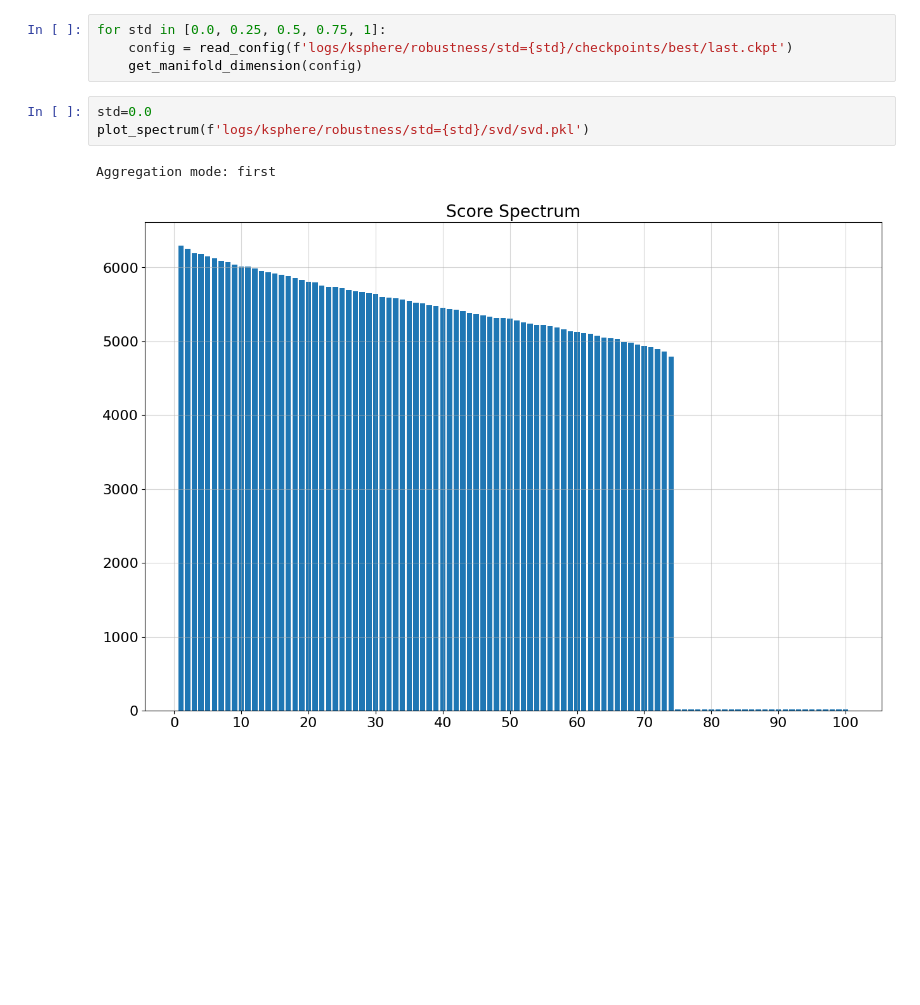
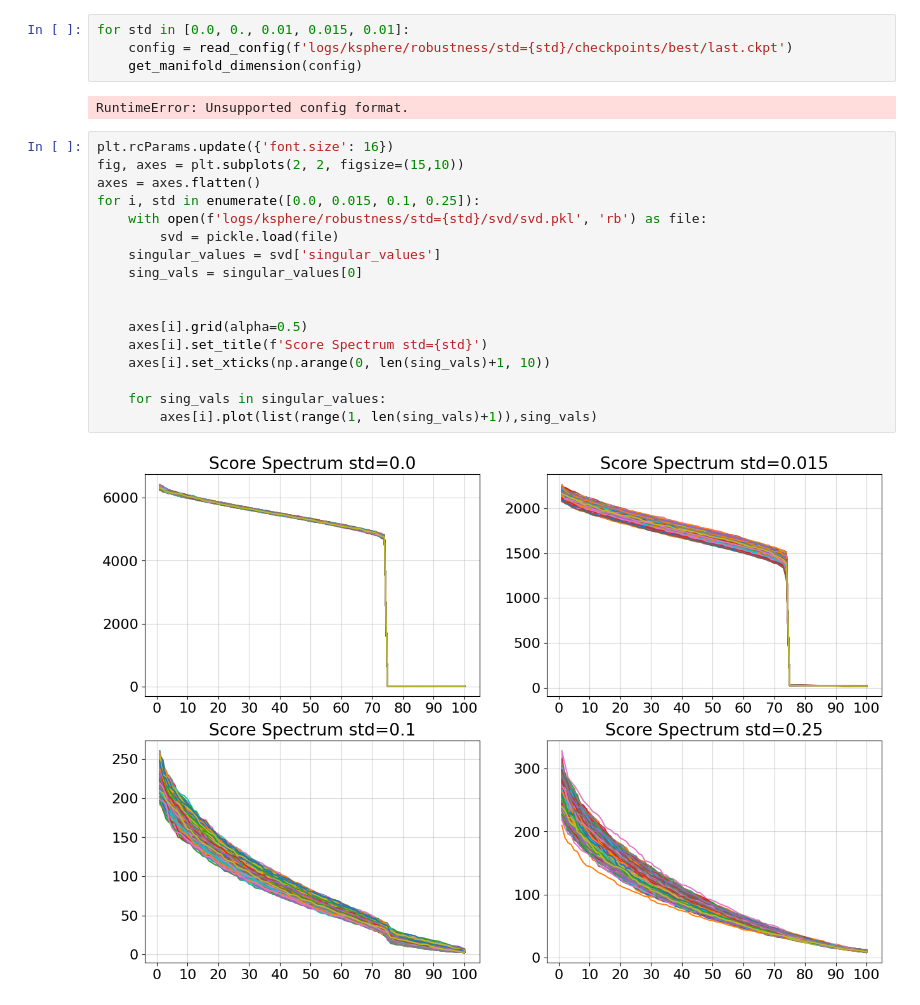
Before and after one commit to GBATZOLIS/conditional_score_diffusion, a Jupyter notebook: notebooks/robustness_samples.ipynb, the cells around one changed output. Cells and saved outputs as stored; diff of their text form; blank space fills up the shorter version.

```diff
--- a/notebooks/robustness_samples.ipynb
+++ b/notebooks/robustness_samples.ipynb
@@ -19,10 +21,25 @@ from plot_utils import plot_spectrum
 # %%
-for std in [0.0, 0.25, 0.5, 0.75, 1]:
+for std in [0.0, 0., 0.01, 0.015, 0.01]:
     config = read_config(f'logs/ksphere/robustness/std={std}/checkpoints/best/last.ckpt')
     get_manifold_dimension(config)
+# %% [output]
+RuntimeError: Unsupported config format.
-# %%
-std=0.0
-plot_spectrum(f'logs/ksphere/robustness/std={std}/svd/svd.pkl')
-# %% [output]
-Aggregation mode: first
-[figure, removed]
+# %%
+plt.rcParams.update({'font.size': 16})
+fig, axes = plt.subplots(2, 2, figsize=(15,10))
+axes = axes.flatten()
+for i, std in enumerate([0.0, 0.015, 0.1, 0.25]):
+    with open(f'logs/ksphere/robustness/std={std}/svd/svd.pkl', 'rb') as file:
+        svd = pickle.load(file)
+    singular_values = svd['singular_values']
+    sing_vals = singular_values[0]
+
+
+    axes[i].grid(alpha=0.5)
+    axes[i].set_title(f'Score Spectrum std={std}')
+    axes[i].set_xticks(np.arange(0, len(sing_vals)+1, 10))
+
+    for sing_vals in singular_values:
+        axes[i].plot(list(range(1, len(sing_vals)+1)),sing_vals)
+# %% [output]
+[figure, added]
```
Also changed, not shown: parts of 3 cells of this notebook, 25 other files.
